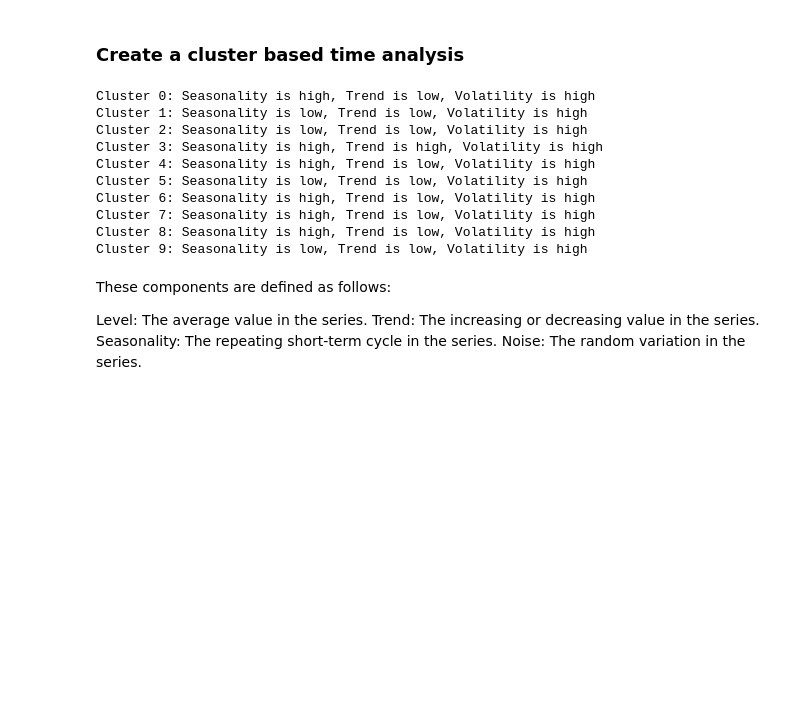
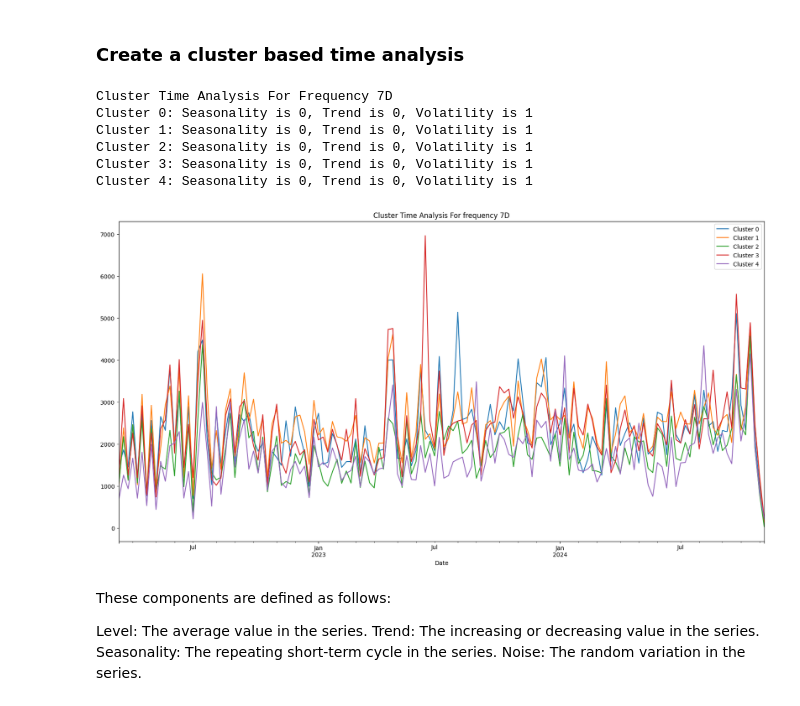
Before and after one commit to noeasyday7/bright_river, a Jupyter notebook: notebooks/time_forecasting_part.ipynb, the cells around one changed output. Drawn from its saved outputs; the diff is of its cells as text; code cells hidden in the pictures; blank space fills up the shorter version.

Commit message:
updated time forecasting notebook

```diff
--- a/notebooks/time_forecasting_part.ipynb
+++ b/notebooks/time_forecasting_part.ipynb
@@ -20,35 +35,53 @@ cluster_type = 'KMeans'
 # %% [markdown]
 ### Create a cluster based time analysis
-# %%
-from statsmodels.tsa.seasonal import seasonal_decompose
-cluster_time_trends = []
-for cluster in sorted(df['Cluster_' + cluster_type].unique()):
-    series = df[df["Cluster_" + cluster_type] == cluster].groupby('Date')['Quantity'].sum()
-    series.index = pd.to_datetime(series.index)
-    series = series.asfreq('D').fillna(0)
-
-    result = seasonal_decompose(series, model='additive')
-
-    seasonality_strength = result.seasonal.std() / series.std()
-    trend_strength = result.trend.dropna().std() / series.std()
-    residual_strength = result.resid.dropna().std() / series.std()
-
-    seasonality = 'high' if seasonality_strength > 0.5 else 'low'
-    trend = 'high' if trend_strength > 0.5 else 'low'
-    volatility = 'high' if residual_strength > 0.5 else 'low'
-    print(f'Cluster {cluster}: Seasonality is {seasonality}, Trend is {trend}, Volatility is {volatility}')
-    cluster_time_trends.append((cluster, seasonality, trend, volatility))
-# %% [output]
-Cluster 0: Seasonality is high, Trend is low, Volatility is high
-Cluster 1: Seasonality is low, Trend is low, Volatility is high
-Cluster 2: Seasonality is low, Trend is low, Volatility is high
-Cluster 3: Seasonality is high, Trend is high, Volatility is high
-Cluster 4: Seasonality is high, Trend is low, Volatility is high
-Cluster 5: Seasonality is low, Trend is low, Volatility is high
-Cluster 6: Seasonality is high, Trend is low, Volatility is high
-Cluster 7: Seasonality is high, Trend is low, Volatility is high
-Cluster 8: Seasonality is high, Trend is low, Volatility is high
-Cluster 9: Seasonality is low, Trend is low, Volatility is high
+# %%
+from statsmodels.tsa.seasonal import seasonal_decompose
+
+weekly_cluster_data = {} # Dictionary to store weekly sales data for each cluster
+cluster_time_analysis = {} # Dictionary to store time series factors for each cluster
+
+plt.figure(figsize=(20, 10))
+print(f'\nCluster Time Analysis For Frequency {df_frequency}')
+for cluster in sorted(clustering_df["Cluster"].unique()):
+    # Group data by cluster and sum quantities by date
+    weekly_sales_by_cluster = df_quantity_item_cluster[df_quantity_item_cluster["Cluster"] == cluster].groupby("Date")["Quantity"].sum()
+    weekly_cluster_data[cluster] = weekly_sales_by_cluster
+    weekly_sales_by_cluster.plot(label=f'Cluster {cluster}')
+
+    # Decompose the time series to analyze seasonality, trend, and residuals
+    result = seasonal_decompose(weekly_sales_by_cluster, model='additive', period=7)
+
+    # Calculate the strength of seasonality, trend, and residuals
+    seasonality_strength = result.seasonal.std() / weekly_sales_by_cluster.std()
+    trend_strength = result.trend.dropna().std() / weekly_sales_by_cluster.std()
+    residual_strength = result.resid.dropna().std() / weekly_sales_by_cluster.std()
+
+    # Determine the level of seasonality, trend, and volatility
+    seasonality = 1 if seasonality_strength > 0.5 else 0
+    trend = 1 if trend_strength > 0.5 else 0                        # Can add more time series anylysis here
+    volatility = 1 if residual_strength > 0.5 else 0
+
+
+    print(f'Cluster {cluster}: Seasonality is {seasonality}, Trend is {trend}, Volatility is {volatility}')
+
+    # Group clusters with similar seasonality, trend, and volatility
+    key = f"s:{seasonality}, t:{trend}, v:{volatility}"
+    if key not in cluster_time_analysis:
+        cluster_time_analysis[key] = []
+    cluster_time_analysis[key].append(cluster)
+
+# Plot the cluster time analysis
+plt.title(f'Cluster Time Analysis For frequency {df_frequency}')
+plt.legend()
+plt.show()
+# %% [output]
+Cluster Time Analysis For Frequency 7D
+Cluster 0: Seasonality is 0, Trend is 0, Volatility is 1
+Cluster 1: Seasonality is 0, Trend is 0, Volatility is 1
+Cluster 2: Seasonality is 0, Trend is 0, Volatility is 1
+Cluster 3: Seasonality is 0, Trend is 0, Volatility is 1
+Cluster 4: Seasonality is 0, Trend is 0, Volatility is 1
+[figure, added]
 # %% [markdown]
 These components are defined as follows:
 
```
Also changed, not shown: parts of 24 cells of this notebook.
